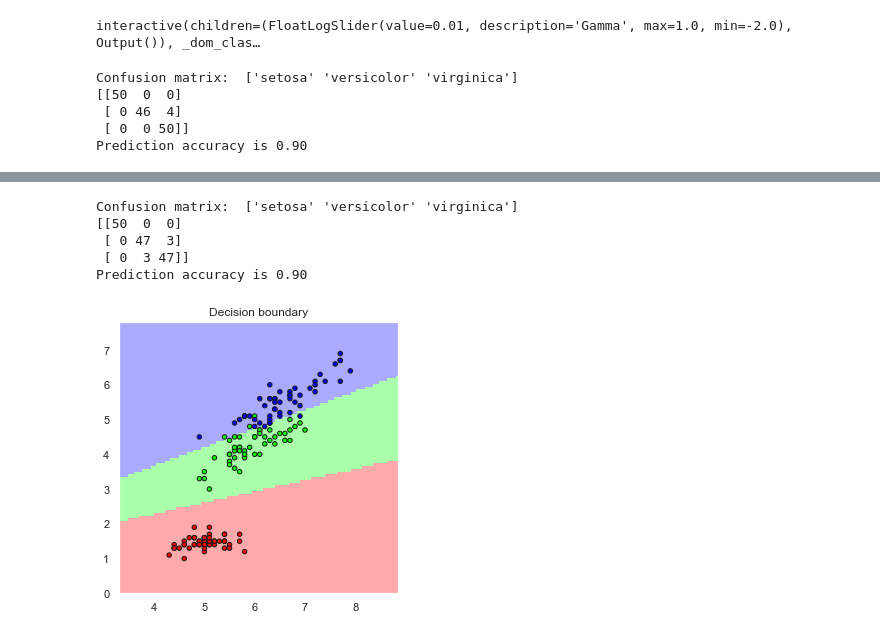
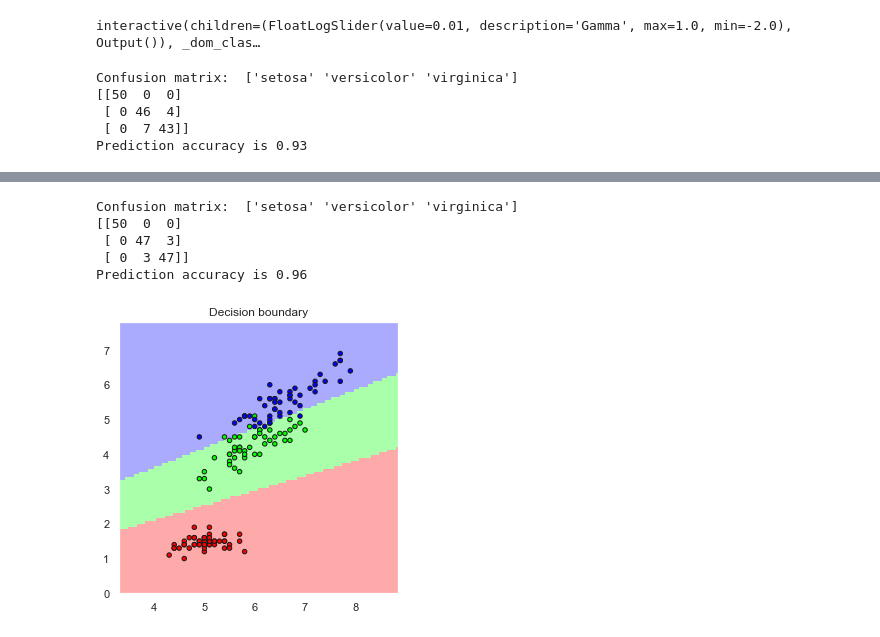
Before and after one commit to pevalisuo/AI, a Jupyter notebook: AI_Book/machinelearning.ipynb, the cells around one changed output, grey strips where cells are left out. Cells and saved outputs as stored; diff of their text form; code cells hidden in the pictures.

```diff
--- a/AI_Book/machinelearning.ipynb
+++ b/AI_Book/machinelearning.ipynb
@@ -338,7 +339,7 @@ def classifier(gamma):
 [interactive output not drawn]
 interactive(children=(FloatLogSlider(value=0.01, description='Gamma', max=1.0, min=-2.0), Output()), _dom_clas…
 # %%
-classes=predictor.predict(iris.data)
+classes=predictor.predict(X)
 M=confusion_matrix(iris.target, classes)
 print("Confusion matrix: ", iris.target_names)
 print(M)
@@ -347,8 +348,8 @@ print("Prediction accuracy is", accuracy.value)
 Confusion matrix:  ['setosa' 'versicolor' 'virginica']
 [[50  0  0]
  [ 0 46  4]
- [ 0  0 50]]
-Prediction accuracy is 0.90
+ [ 0  7 43]]
+Prediction accuracy is 0.93
 # %% [markdown]
 ## Orange
 
@@ -386,24 +387,24 @@ iris=datasets.load_iris()
 # %%
 X=iris.data[:,[0,2]]
 
 predictor = MLPClassifier(hidden_layer_sizes=(15,), max_iter=1000)
 predictor.fit(X=X, y=iris.target)
 classes = predictor.predict(X)
 
-accuracy_score(y_true=iris.target, y_pred=classes)
+accuracy = accuracy_score(y_true=iris.target, y_pred=classes)
 M=confusion_matrix(iris.target, classes)
 
 
 
 print("Confusion matrix: ", iris.target_names)
 print(M)
-print("Prediction accuracy is", accuracy.value)
+print("Prediction accuracy is", accuracy)
 
 plotDB(predictor, X=X, y=iris.target, figsize=(5,5))
 # %% [output]
 Confusion matrix:  ['setosa' 'versicolor' 'virginica']
 [[50  0  0]
  [ 0 47  3]
  [ 0  3 47]]
-Prediction accuracy is 0.90
+Prediction accuracy is 0.96
-[figure, old version]
+[figure, new version]
```
Also changed, not shown: parts of 1 cell of this notebook, 2 other files.
